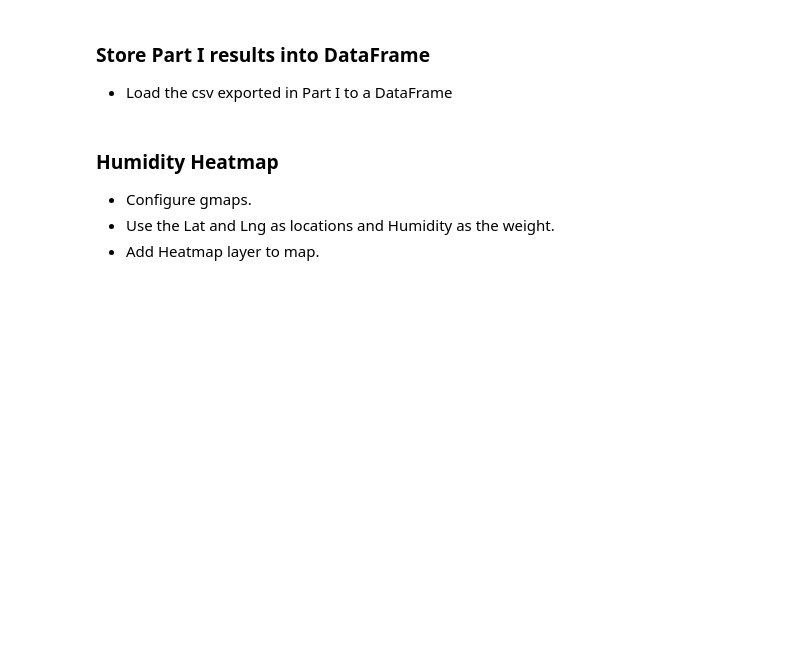
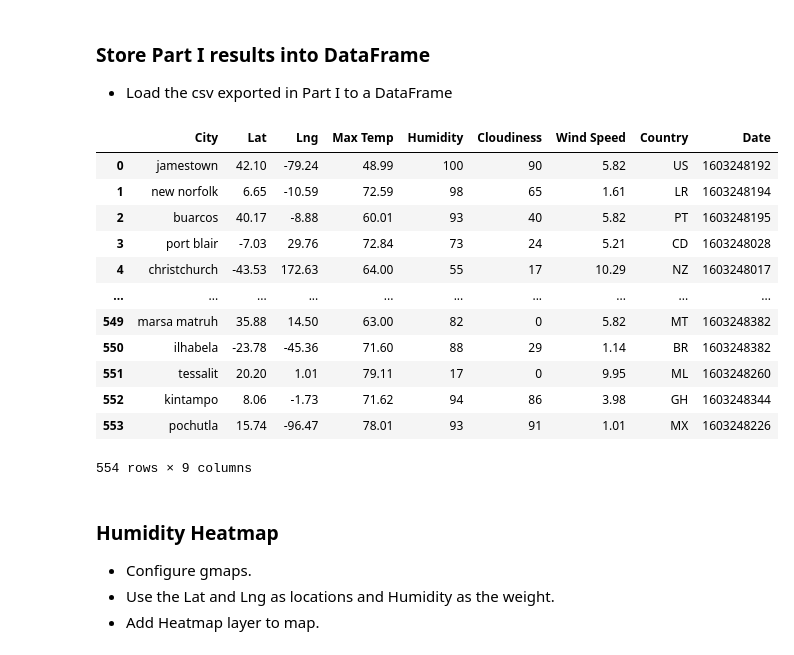
Before and after one commit to jackie33g/UCI_HomeWork_KCH, a Jupyter notebook: python-api-challenge/Python_Challenges_VacationPy/VacationPy.ipynb, the cells around one changed output. Saved outputs shown, nothing was run; the diff lists cells and outputs as text; code cells hidden in the pictures; blank space fills up the shorter version.

```diff
--- a/python-api-challenge/Python_Challenges_VacationPy/VacationPy.ipynb
+++ b/python-api-challenge/Python_Challenges_VacationPy/VacationPy.ipynb
@@ -23,11 +23,25 @@ from api_keys import g_key
 # %%
 output_data = "../Python_Challenges_WeatherPy/Output/weather_data.csv"
 # output_data_file
 
 data = pd.read_csv(output_data)
 
 weather_data = data.drop(columns=["Unnamed: 0"])
-reduced_weather_data = weather_data.head(10)
+weather_data
+# %% [output]
+|  | City | Lat | Lng | Max Temp | Humidity | Cloudiness | Wind Speed | Country | Date |
+| 0 | jamestown | 42.10 | -79.24 | 48.99 | 100 | 90 | 5.82 | US | 1603248192 |
+| 1 | new norfolk | 6.65 | -10.59 | 72.59 | 98 | 65 | 1.61 | LR | 1603248194 |
+| 2 | buarcos | 40.17 | -8.88 | 60.01 | 93 | 40 | 5.82 | PT | 1603248195 |
+| 3 | port blair | -7.03 | 29.76 | 72.84 | 73 | 24 | 5.21 | CD | 1603248028 |
+| 4 | christchurch | -43.53 | 172.63 | 64.00 | 55 | 17 | 10.29 | NZ | 1603248017 |
+| ... | ... | ... | ... | ... | ... | ... | ... | ... | ... |
+| 549 | marsa matruh | 35.88 | 14.50 | 63.00 | 82 | 0 | 5.82 | MT | 1603248382 |
+| 550 | ilhabela | -23.78 | -45.36 | 71.60 | 88 | 29 | 1.14 | BR | 1603248382 |
+| 551 | tessalit | 20.20 | 1.01 | 79.11 | 17 | 0 | 9.95 | ML | 1603248260 |
+| 552 | kintampo | 8.06 | -1.73 | 71.62 | 94 | 86 | 3.98 | GH | 1603248344 |
+| 553 | pochutla | 15.74 | -96.47 | 78.01 | 93 | 91 | 1.01 | MX | 1603248226 |
+554 rows × 9 columns
 # %% [markdown]
 ### Humidity Heatmap
 * Configure gmaps.
```
Also changed, not shown: parts of 8 cells of this notebook, 3 other files.
